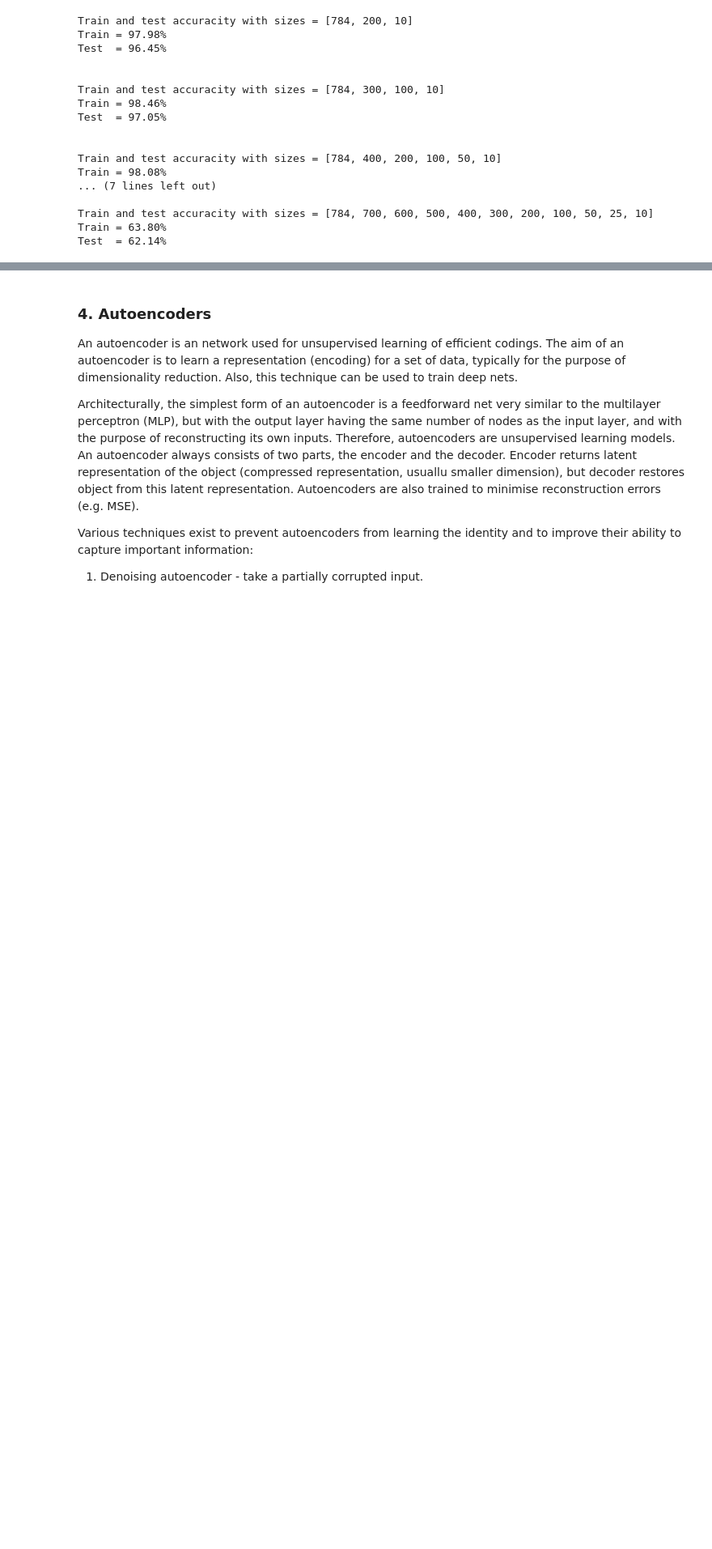
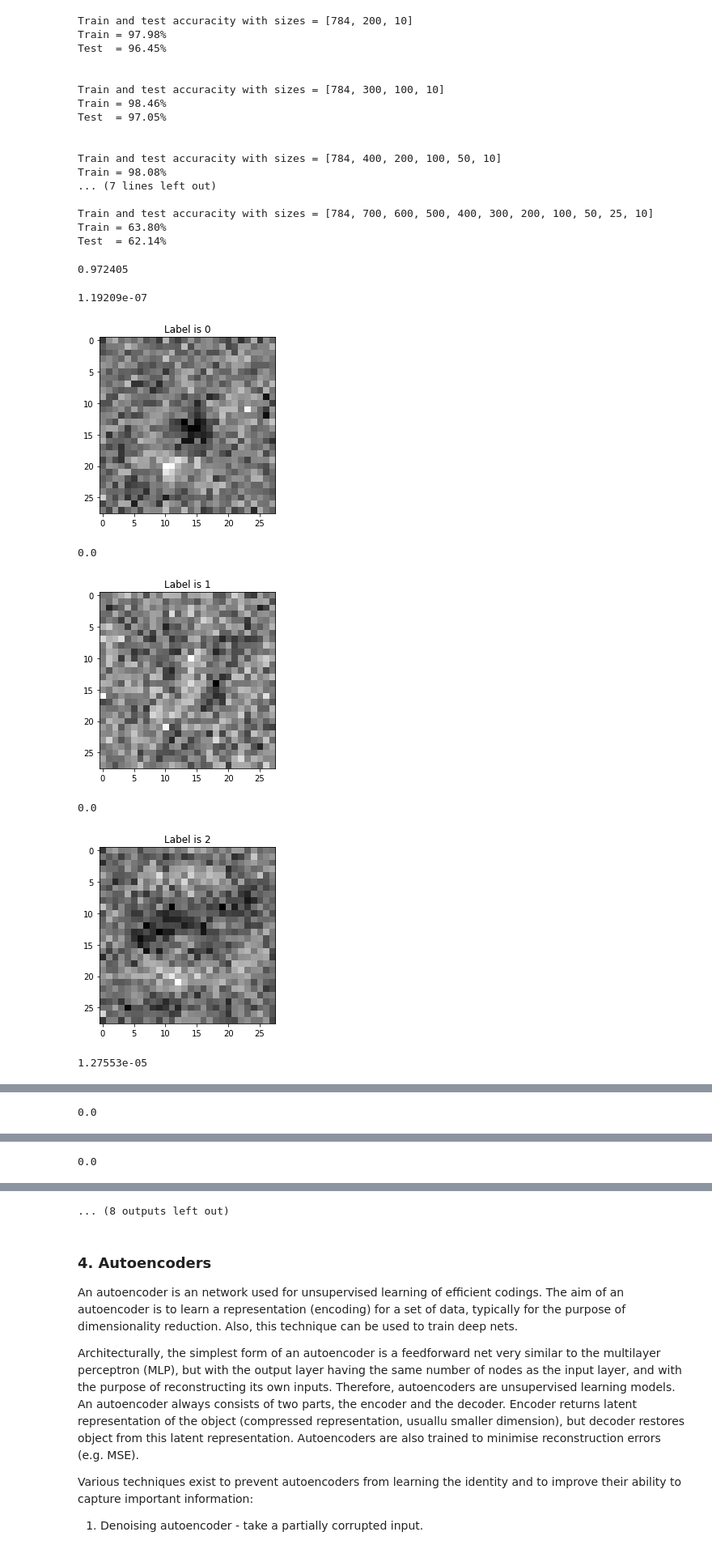
Before and after one commit to max-kuzn/squad, a Jupyter notebook: labs/lab-2.ipynb, the cells around one changed output, grey strips where cells are left out. Shown at 81% size. Saved outputs shown, nothing was run; the diff lists cells and outputs as text; code cells hidden in the pictures; blank space fills up the shorter version.

```diff
--- a/labs/lab-2.ipynb
+++ b/labs/lab-2.ipynb
@@ -525,6 +525,7 @@ b1_const = 0
 b2_const = 0
 b3_const = 0
 
+epoches = 1
 #Напишем и обучим модель
 with tf.Session() as sess:
     x = tf.placeholder(shape=[None, 784], dtype=tf.float32)
@@ -558,7 +559,7 @@ with tf.Session() as sess:
 
     sess.run(tf.global_variables_initializer())
 
-    for i in range(5):
+    for i in range(epoches):
         for X, Y in next_batch(data, labels, 64):
             sess.run(train_step, feed_dict={x: X, y_labels: Y})
 
@@ -572,35 +573,45 @@ with tf.Session() as sess:
     b1_const = tf.constant(sess.run(b1))
     b2_const = tf.constant(sess.run(b2))
     b3_const = tf.constant(sess.run(b3))
+# %% [output]
+0.972405
 # %%
 tf.get_variable_scope().reuse_variables()
 
 # На обученной моделе сделаем входную картинку переменной
 with tf.Session() as sess:
     # Восстановим модель
     img = tf.Variable(tf.truncated_normal(shape=[1, 784], stddev=0.1))
     layer1 = tf.nn.relu(tf.matmul(img, W1_const) + b1_const)
     layer2 = tf.nn.relu(tf.matmul(layer1, W2_const) + b2_const)
     y = tf.matmul(layer2, W3_const) + b3_const
     for num in range(10):
         # Определим функцию потерь в зависимости от нужной цифры
         loss = tf.reduce_mean(
             tf.nn.sparse_softmax_cross_entropy_with_logits(
                 labels=[num],
                 logits=y
             )
         )
 
-        train_step = tf.train.GradientDescentOptimizer(0.5).minimize(loss)
+        train_step = tf.train.GradientDescentOptimizer(1).minimize(loss)
 
         sess.run(tf.global_variables_initializer())
 
         for _ in range(5):
             sess.run(train_step)
 
         # Распечатаем наши "красивые" цифорки
         print(sess.run(loss))
-        img = np.asarray(sess.run(img)).reshape((28, 28))
+        image = np.asarray(sess.run(img)).reshape((28, 28))
         plt.title('Label is ' + str(num))
-        plt.imshow(img, cmap="gray")
+        plt.imshow(image, cmap="gray")
         plt.show()
+# %% [output]
+1.19209e-07
+[figure, added]
+0.0
+[figure, added]
+0.0
+[figure, added]
+1.27553e-05
@@ -606,0 +619 @@ with tf.Session() as sess:
+0.0
@@ -606,0 +621 @@ with tf.Session() as sess:
+0.0
@@ -607,3 +623,4 @@ with tf.Session() as sess:
+... (8 outputs left out)
 # %% [markdown]
 ### 4. Autoencoders
 An autoencoder is an network used for unsupervised learning of efficient codings. The aim of an autoencoder is to learn a representation (encoding) for a set of data, typically for the purpose of dimensionality reduction. Also, this technique can be used to train deep nets.
```
Also changed, not shown: parts of 6 cells of this notebook.
